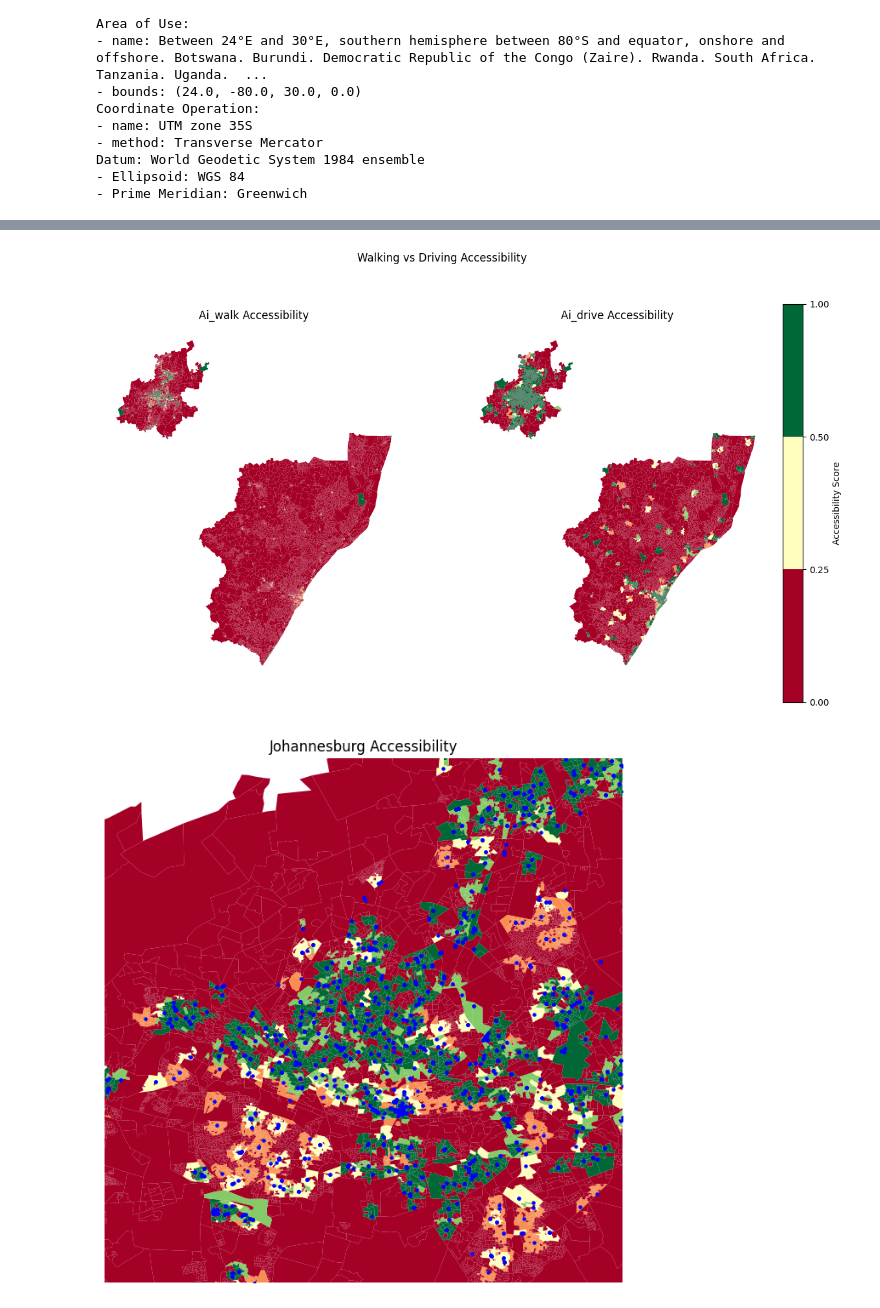
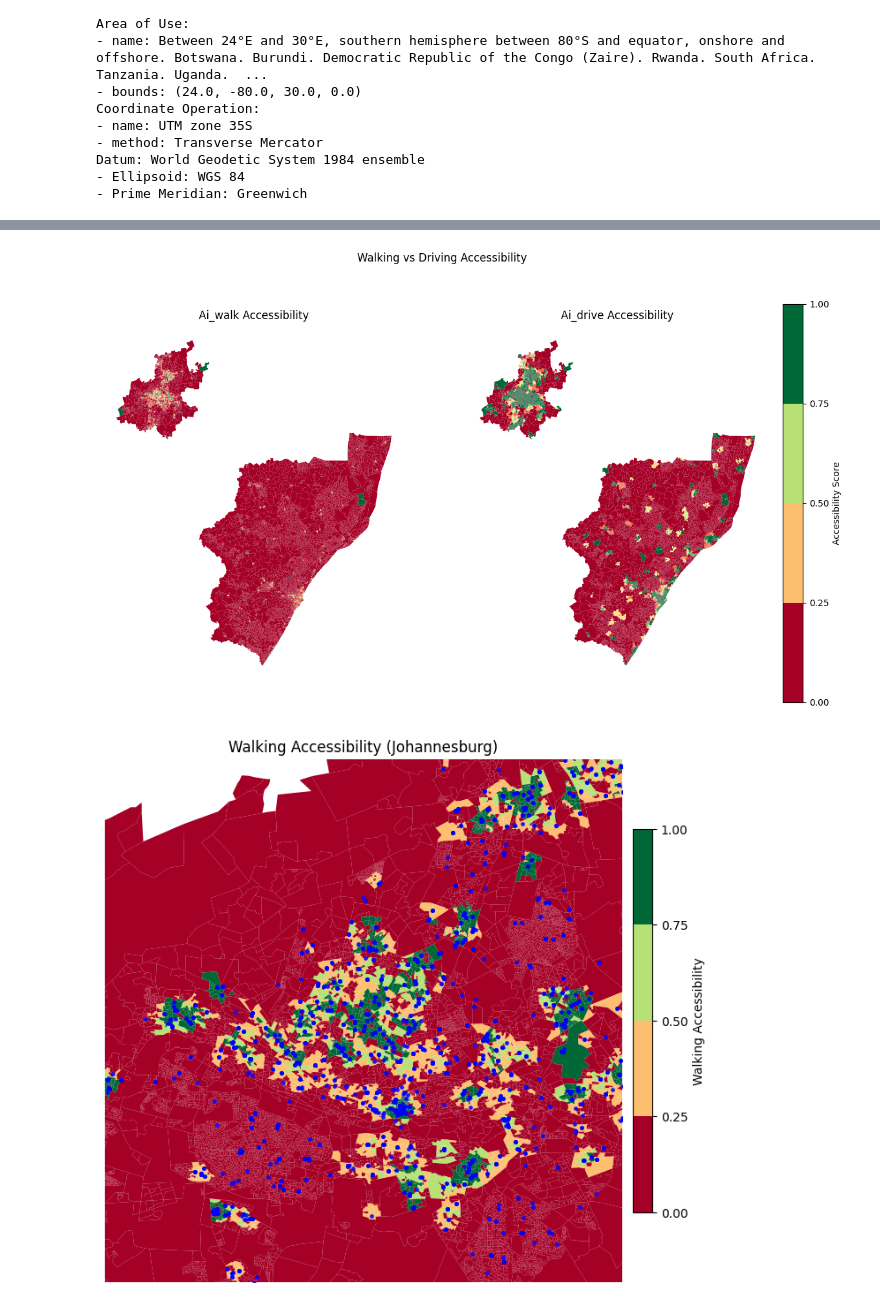
Before and after one commit to tess-vu/south-africa-healthcare, a Jupyter notebook: notebooks/2sfca.ipynb, the cells around one changed output, grey strips where cells are left out. Drawn from its saved outputs; the diff is of its cells as text; code cells hidden in the pictures.

```diff
--- a/notebooks/2sfca.ipynb
+++ b/notebooks/2sfca.ipynb
@@ -95,7 +114,6 @@ bbox = (maxy, miny, maxx, minx)
 kznwalk = ox.truncate.truncate_graph_bbox(kznwalk, bbox)
 # %%
 
-# ----------------------------
 # NODE ASSIGNMENT
 # ----------------------------
 kznsal["node"] = ox.nearest_nodes(
@@ -109,7 +127,6 @@ pharm_gdf = pharm_gdf[
     pharm_gdf.geometry.x.notna() &
     pharm_gdf.geometry.y.notna()
 ]
-pharm_gdf = pharm_gdf[~pharm_gdf.geometry.is_empty]
 
 pharm_gdf["node"] = ox.nearest_nodes(
     kznwalk,
@@ -444,13 +532,6 @@ gausal["node"] = ox.nearest_nodes(
     gausal.geometry.y
 )
 
-pharm_gdf = gaupharm.copy()
-pharm_gdf = pharm_gdf[
-    pharm_gdf.geometry.x.notna() &
-    pharm_gdf.geometry.y.notna()
-]
-pharm_gdf = pharm_gdf[~pharm_gdf.geometry.is_empty]
-
 pharm_gdf["node"] = ox.nearest_nodes(
     gaudrive,
     pharm_gdf.geometry.x,
@@ -467,7 +548,7 @@ for idx, pharm in tqdm(pharm_gdf.iterrows(), total=len(pharm_gdf)):
     lengths = nx.single_source_dijkstra_path_length(
         gaudrive,
         pharm["node"],
-        cutoff=4023, #equal m per pharm (5miles)
+        cutoff=8000,
         weight="length"
     )
 
@@ -477,7 +558,7 @@ for idx, pharm in tqdm(pharm_gdf.iterrows(), total=len(pharm_gdf)):
 
     total_pop = nearby_pop["sal2023_est"].sum()
 
-    Rj = 10000 / total_pop if total_pop > 0 else 0  #we have to assume equal supply at pharm rn. doing 1000 to avoid miniscule 0s
+    Rj = 10000 / total_pop if total_pop > 0 else 0
 
     Rj_list.append(Rj)
 
@@ -493,7 +574,7 @@ for idx, pop in tqdm(gausal.iterrows(), total=len(gausal)):
     lengths = nx.single_source_dijkstra_path_length(
         gaudrive,
         pop["node"],
-        cutoff=8046,
+        cutoff=8000,
         weight="length"
     )
 
@@ -535,3 +623,6 @@ allaccess = salpoly.merge(allaccess, on='EA_CODE', how='left')
 cols = ['Ai_walk', 'Ai_drive' ]
 
 allaccess[cols] = allaccess[cols].fillna(0)
+# %%
+allaccess['geometry'] = allaccess.geometry.to_wkt()
+allaccess.to_csv("../../new_allaccess.csv", index=False)
@@ -543,8 +636,7 @@ import matplotlib as mpl
 
 cols = ['Ai_walk', 'Ai_drive']
 
-# shared bins (VERY important)
-bin_edges = [0, 0.25, 0.5, 1]
+bin_edges = [0, 0.25, 0.5, 0.75, 1]
 
 fig, axes = plt.subplots(1, 2, figsize=(14,8))
 
@@ -575,31 +667,54 @@ cbar.set_label("Accessibility Score")
 
 plt.suptitle("Walking vs Driving Accessibility")
 
-plt.savefig("walk_vs_drive.png", dpi=150, bbox_inches='tight')
+plt.savefig("images/walk_vs_drive.png", dpi=150, bbox_inches='tight')
 plt.show()
 # %% [output]
-[figure, old version]
+[figure, new version]
 # %%
+import matplotlib.pyplot as plt
+import matplotlib as mpl
+
+bin_edges = [0, 0.25, 0.5, 0.75, 1]
+
 fig, ax = plt.subplots(figsize=(8,8))
-bin_edges = [0, 0.2, 0.5, 1]
-allaccess.plot(column='Ai_walk', cmap='RdYlGn',
-               scheme='UserDefined',
-        classification_kwds={'bins': bin_edges},
-               ax=ax)
 
-# Johannesburg bounding box (approx)
-ax.set_xlim(27.7, 28.3)
-ax.set_ylim(-26.4, -25.8)
+cmap = mpl.cm.RdYlGn
+norm = mpl.colors.BoundaryNorm(bin_edges, ncolors=cmap.N)
+
+# polygon layer (walking)
+allaccess.plot(
+    column='Ai_walk',
+    cmap=cmap,
+    norm=norm,
+    edgecolor="none",
+    ax=ax
+)
+
+# pharmacy points
 pharm_with_sal.plot(
     ax=ax,
     color='blue',
-    markersize=5
+    markersize=6,
+    alpha=0.8
 )
-ax.set_title("Johannesburg Accessibility")
+
+# Johannesburg zoom
+ax.set_xlim(27.7, 28.3)
+ax.set_ylim(-26.4, -25.8)
+
+# colorbar
+sm = mpl.cm.ScalarMappable(cmap=cmap, norm=norm)
+sm.set_array([])
+
+cbar = fig.colorbar(sm, ax=ax, fraction=0.035, pad=0.02)
+cbar.set_label("Walking Accessibility")
+
+ax.set_title("Walking Accessibility (Johannesburg)")
 ax.axis('off')
-plt.savefig("joburg_walk_with_phms.png", dpi=150, bbox_inches='tight')
+plt.savefig("images/joburg_walk.png", dpi=150, bbox_inches='tight')
 
 plt.show()
 # %% [output]
-[figure, old version]
+[figure, new version]
 # %%
```
Also changed, not shown: parts of 32 cells of this notebook, 16 other files.
